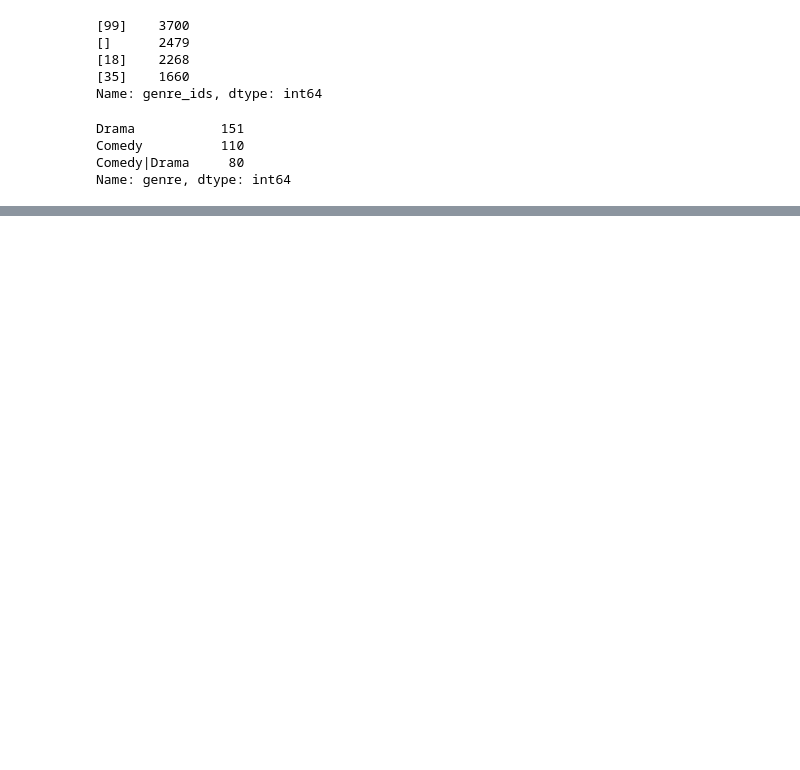
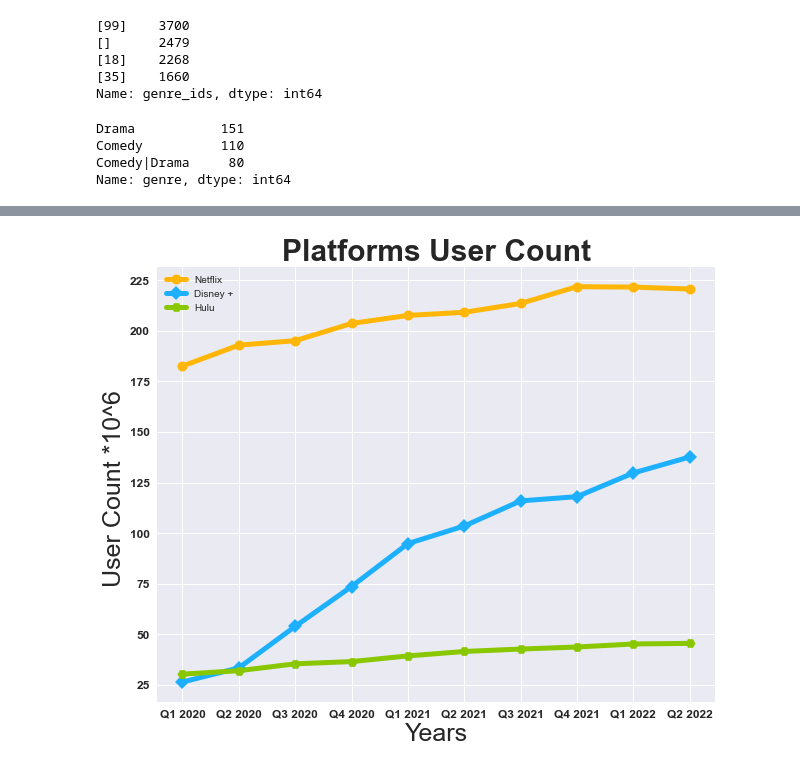
Before and after one commit to Azegele/dsc-phase-1-project, a Jupyter notebook: notebook.ipynb, the cells around one changed output, grey strips where cells are left out. Saved outputs shown, nothing was run; the diff lists cells and outputs as text; code cells hidden in the pictures; blank space fills up the shorter version.

```diff
--- a/notebook.ipynb
+++ b/notebook.ipynb
@@ -249,0 +281,23 @@ make_bar_graph("#fd4412","#fd4412","#89c701","#fd4412","#fd4412")
+# %%
+Quarters=["Q1 2020","Q2 2020","Q3 2020","Q4 2020","Q1 2021","Q2 2021","Q3 2021","Q4 2021","Q1 2022","Q2 2022"]
+Netflix=[182.6,192.95,195.15,203.66,207.64,209.18,213.56,221.84,221.64,220.67]
+Disney_plus=[26.5,33.5,54,73.7,94.9,103.6,116,118.1,129.8,137.7]
+Hulu=[30.4,32.1,35.5,36.6,39.4,41.6,42.8,43.8,45.3,45.6]
+#Netflix data source: https://www.statista.com/statistics/250934/quarterly-number-of-netflix-streaming-subscribers-worldwide/#:~:text=Netflix%20had%20approximately%20220.67%20million,subscribers%20compared%20with%20previous%20quarter.
+#Disney+ data source: https://www.statista.com/statistics/1095372/disney-plus-number-of-subscribers-us/
+#Hulu data source: https://www.statista.com/statistics/258014/number-of-hulus-paying-subscribers/
+# %%
+plt.style.use("seaborn")
+plt.figure(figsize=(10,8))
+plt.plot(Quarters,Netflix,color="#ffb606",marker="o",markersize=10,label="Netflix",linewidth=5)
+plt.plot(Quarters,Disney_plus,label="Disney +",marker="D",color="#1db0fe",markersize=10,linewidth=5)
+plt.plot(Quarters,Hulu,color="#89c701",marker="H",markersize=10,label="Hulu",linewidth=5)
+plt.title("Platforms User Count",fontsize=30,fontweight="bold")
+plt.ylabel("User Count *10^6 ",fontsize=25)
+plt.xlabel("Years",fontsize=25)
+plt.xticks(fontsize=12,fontweight="bold")
+plt.yticks(fontsize=12,fontweight="bold")
+plt.legend()
+plt.savefig("platforms_usercount.png",transparent=True)
+# %% [output]
+[figure, added]
```
Also changed, not shown: parts of 26 cells of this notebook, 3 other files.
